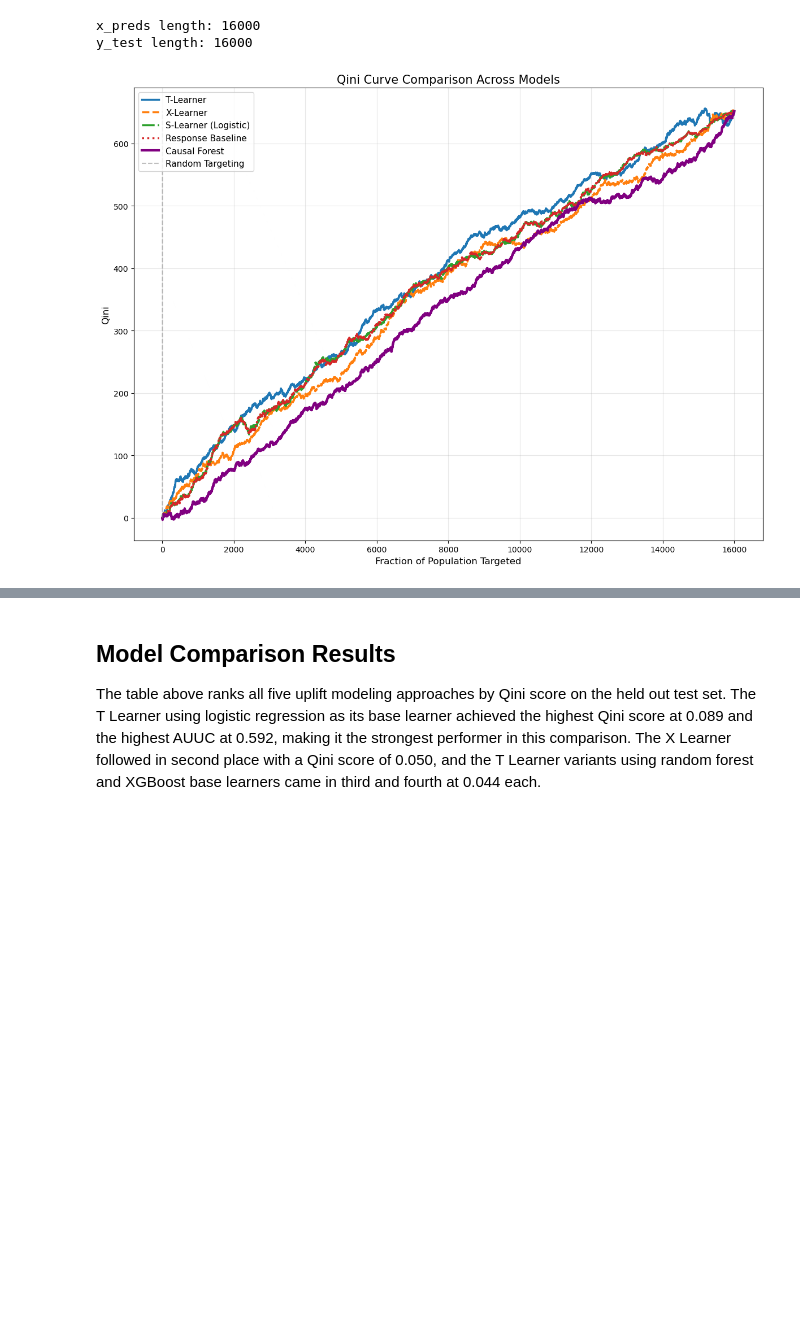
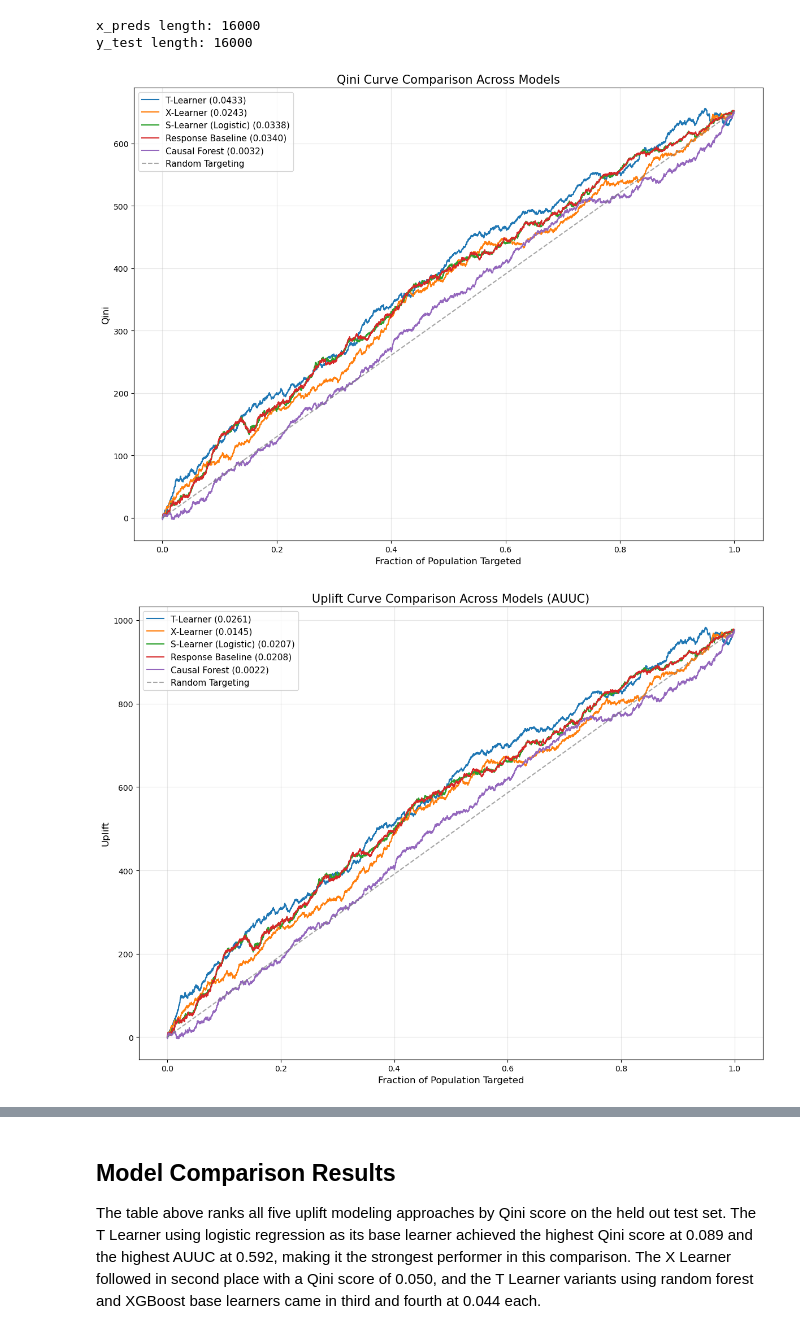
Before and after one commit to brianrp09232000/hillstrom-email-uplift-modeling, a Jupyter notebook: notebooks/10_evaluation_qini_auuc.ipynb, the cells around one changed output, grey strips where cells are left out. Saved outputs shown, nothing was run; the diff lists cells and outputs as text; code cells hidden in the pictures; blank space fills up the shorter version.

Commit message:
Build evaluation notebook comparing all models; fix Qini/AUUC curve plot

```diff
--- a/notebooks/10_evaluation_qini_auuc.ipynb
+++ b/notebooks/10_evaluation_qini_auuc.ipynb
@@ -174,42 +220,62 @@ print("y_test length:", len(y_test))
 x_preds length: 16000
 y_test length: 16000
 # %%
-from sklift.metrics import qini_curve, perfect_qini_curve, uplift_curve, perfect_uplift_curve
+from sklift.metrics import qini_curve, uplift_curve, qini_auc_score, uplift_auc_score
 
-plt.figure(figsize=(12, 9))
+def plot_uplift_style_curve(curve_fn, score_fn, models, random_label_offset=None,
+                             title="", ylabel="", filename=None, figsize=(12, 9)):
+    """
+    models: list of (label, y_true, uplift_pred, treatment) tuples
+    curve_fn: qini_curve or uplift_curve
+    score_fn: qini_auc_score or uplift_auc_score
+    """
+    plt.figure(figsize=figsize)
+    last_vals = None
 
-# T-Learner
-frac, vals = qini_curve(t_preds['y_true'].values, t_preds['lgr_predicted_uplift'].values, t_preds['treatment'].values)
-plt.plot(frac, vals, label='T-Learner', linewidth=2.5, linestyle='-')
+    for label, y_true, uplift_pred, treatment in models:
+        frac, vals = curve_fn(y_true, uplift_pred, treatment)
+        n = frac[-1]                     # total count -> use to normalize x to [0,1]
+        x = np.array(frac) / n
+        score = score_fn(y_true, uplift_pred, treatment)
+        plt.plot(x, vals, label=f"{label} ({score:.4f})", linewidth=1.5)
+        last_vals = vals                 # all models share the same endpoint value
 
-# X-Learner
-frac, vals = qini_curve(y_test.values, x_preds['tau_hat_x'].values, treatment_test.values)
-plt.plot(frac, vals, label='X-Learner', linewidth=2.5, linestyle='--')
+    # true random-targeting diagonal: (0,0) -> (1, endpoint)
+    plt.plot([0, 1], [0, last_vals[-1]], color="gray", linestyle="--",
+              linewidth=1.5, label="Random Targeting", alpha=0.7)
 
-# S-Learner
-frac, vals = qini_curve(s_preds['y_true'].values, s_preds['tau_hat_lr'].values, s_preds['treatment'].values)
-plt.plot(frac, vals, label='S-Learner (Logistic)', linewidth=2.5, linestyle='-.')
+    plt.xlabel("Fraction of Population Targeted", fontsize=12)
+    plt.ylabel(ylabel, fontsize=12)
+    plt.title(title, fontsize=15)
+    plt.legend(fontsize=11, loc="upper left")
+    plt.grid(alpha=0.3)
+    plt.tight_layout()
+    if filename:
+        plt.savefig(filename, dpi=200)
+    plt.show()
 
-# Response Baseline
-frac, vals = qini_curve(rb_preds['y_true'].values, rb_preds['logistic_proba'].values, treatment_test.values)
-plt.plot(frac, vals, label='Response Baseline', linewidth=2.5, linestyle=':')
-cf_preds = pd.read_csv('outputs/predictions/causal_forest_predictions.csv')
 
-# Causal Forest
-cf_preds = pd.read_csv('outputs/predictions/causal_forest_predictions.csv')
-frac, vals = qini_curve(cf_preds['y_true'].values, cf_preds['cf_predicted_uplift'].values, cf_preds['treatment'].values)
-plt.plot(frac, vals, label='Causal Forest', linewidth=3, linestyle='-', color='purple')
+models = [
+    ("T-Learner",         t_preds["y_true"].values, t_preds["lgr_predicted_uplift"].values, t_preds["treatment"].values),
+    ("X-Learner",         y_test.values,             x_preds["tau_hat_x"].values,             treatment_test.values),
+    ("S-Learner (Logistic)", s_preds["y_true"].values, s_preds["tau_hat_lr"].values,           s_preds["treatment"].values),
+    ("Response Baseline", rb_preds["y_true"].values, rb_preds["logistic_proba"].values,        treatment_test.values),
+    ("Causal Forest",     cf_preds["y_true"].values, cf_preds["cf_predicted_uplift"].values,   cf_preds["treatment"].values),
+]
 
-# Random targeting reference line
-plt.plot([0, 1], [0, vals[-1]], color='gray', linestyle='--', label='Random Targeting', alpha=0.5)
+plot_uplift_style_curve(
+    qini_curve, qini_auc_score, models,
+    title="Qini Curve Comparison Across Models",
+    ylabel="Qini",
+    filename="outputs/figures/model_comparison_qini_curves.png",
+)
 
-plt.xlabel('Fraction of Population Targeted', fontsize=12)
-plt.ylabel('Qini', fontsize=12)
-plt.title('Qini Curve Comparison Across Models', fontsize=15)
-plt.legend(fontsize=11, loc='upper left')
-plt.grid(alpha=0.3)
-plt.tight_layout()
-plt.savefig('outputs/figures/model_comparison_qini_curves.png', dpi=200)
-plt.show()
+plot_uplift_style_curve(
+    uplift_curve, uplift_auc_score, models,
+    title="Uplift Curve Comparison Across Models (AUUC)",
+    ylabel="Uplift",
+    filename="outputs/figures/model_comparison_uplift_curves.png",
+)
 # %% [output]
-[figure, old version]
+[figure, new version]
+[figure, added]
```
Also changed, not shown: parts of 3 cells of this notebook, 2 other files.
